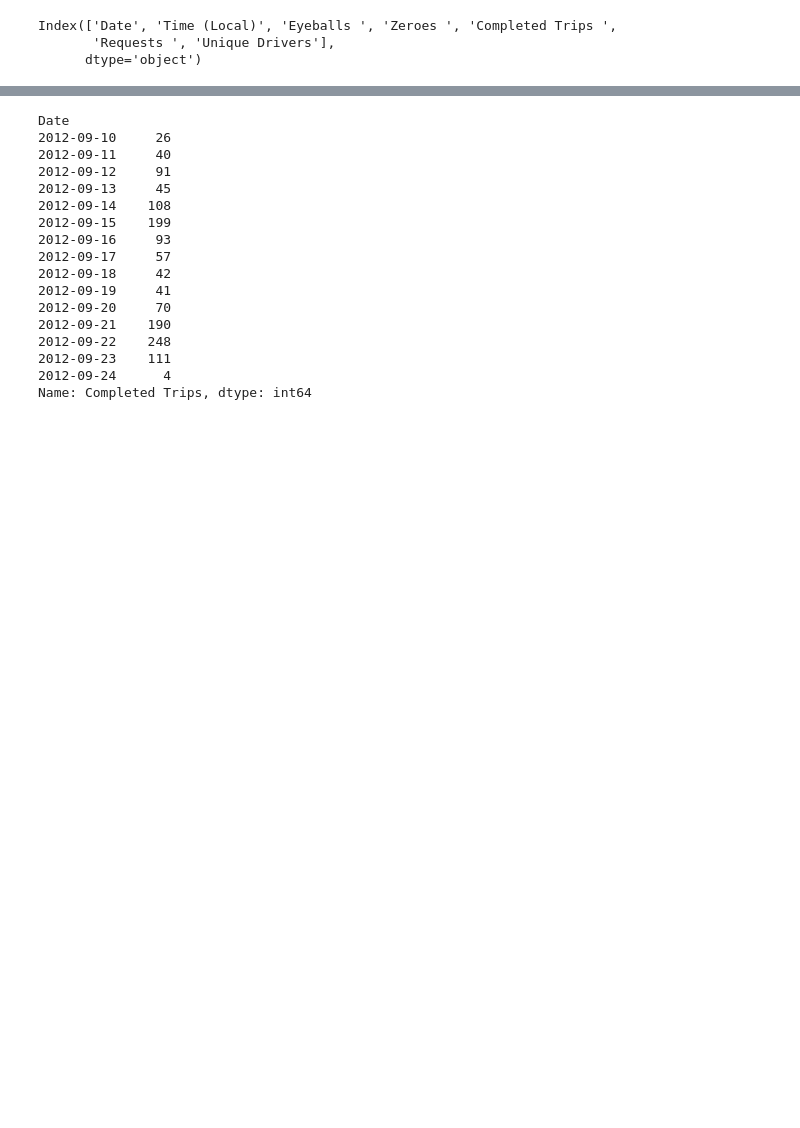
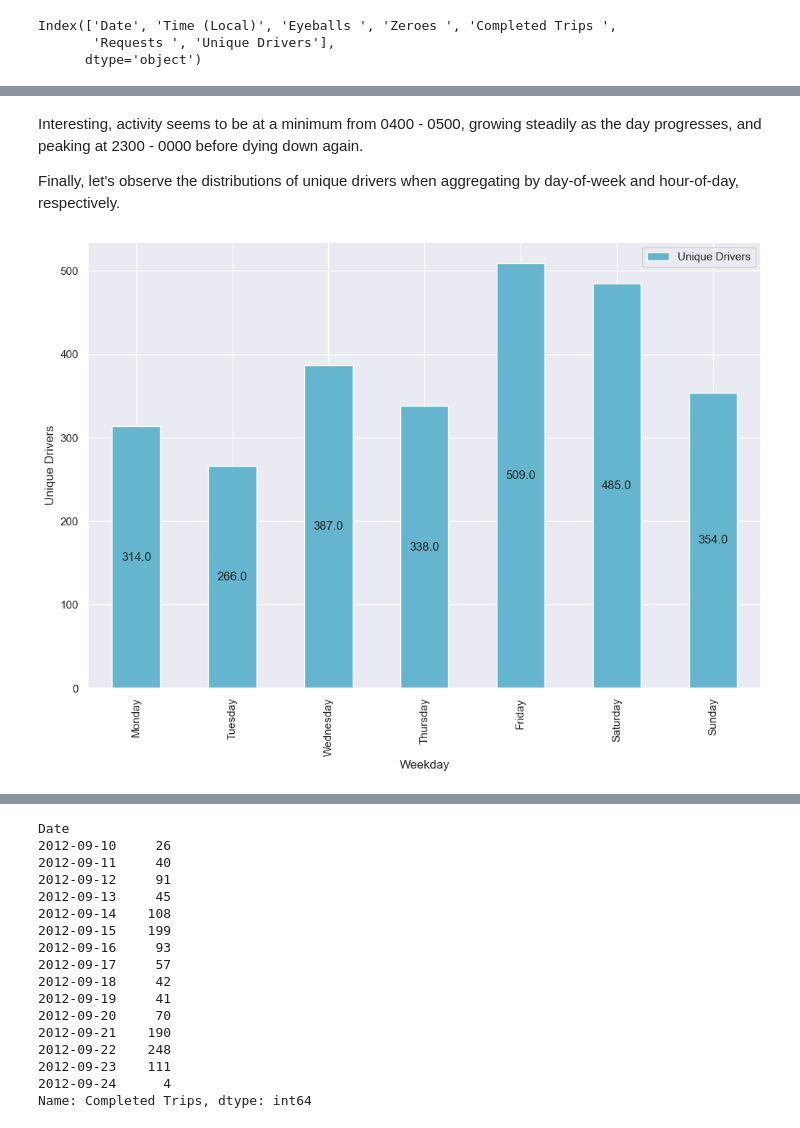
Before and after one commit to zachtheyek/Data-Projects, a Jupyter notebook: Uber-10_10_22/analysis.ipynb, the cells around one changed output, grey strips where cells are left out. Cells and saved outputs as stored; diff of their text form; code cells hidden in the pictures; blank space fills up the shorter version.

```diff
--- a/Uber-10_10_22/analysis.ipynb
+++ b/Uber-10_10_22/analysis.ipynb
@@ -82,0 +156,18 @@ df.columns = df.columns.str.strip()
+# %% [markdown]
+Interesting, activity seems to be at a minimum from 0400 - 0500, growing steadily as the day progresses, and peaking at 2300 - 0000 before dying down again.
+
+Finally, let's observe the distributions of unique drivers when aggregating by day-of-week and hour-of-day, respectively.
+# %%
+ax = df_agg_dow[['Weekday', 'Unique Drivers']].plot(kind='bar',
+                                                    stacked=True,
+                                                    x='Weekday',
+                                                    color='c')
+for c in ax.containers:
+    # Optional: if the segment is small or 0, customize the labels
+    labels = [v.get_height() if v.get_height() > 0 else '' for v in c]
+    # Remove the labels parameter if it's not needed for customized labels
+    ax.bar_label(c, labels=labels, label_type='center', fontsize=12)
+plt.ylabel('Unique Drivers')
+plt.show()
+# %% [output]
+[figure, added]
```
Also changed, not shown: parts of 26 cells of this notebook.
